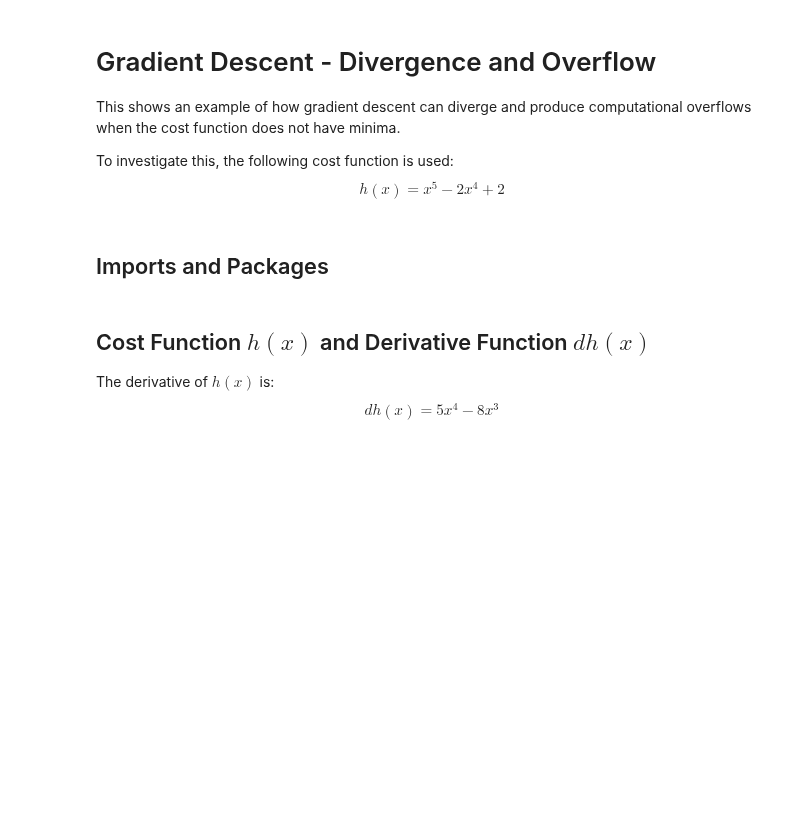
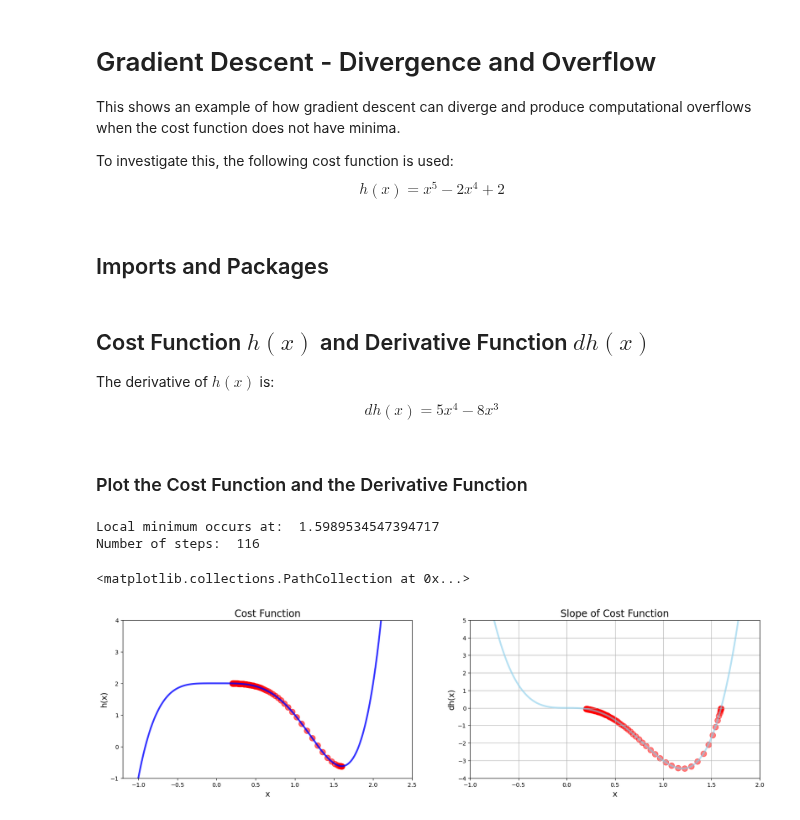
Before and after one commit to srofe/MLBootcamp, a Jupyter notebook: 03-GradientDescent/GradientDescent-DivergenceOverflow.ipynb, the cells around one changed output. Cells and saved outputs as stored; diff of their text form; code cells hidden in the pictures; blank space fills up the shorter version.

Commit message:
Add plots using gradient descent algorithm
Add gradient descent algorithm to separate file.

```diff
--- a/03-GradientDescent/GradientDescent-DivergenceOverflow.ipynb
+++ b/03-GradientDescent/GradientDescent-DivergenceOverflow.ipynb
@@ -23,3 +24,42 @@ def h(x) :
 
 def dh(x) :
     return 5 * x**4 - 8 * x**3
+# %% [markdown]
+### Plot the Cost Function and the Derivative Function
+# %%
+local_minimum, list_x, derivative_list = gradient_descent(derivative_function=dh, initial_guess=0.2)
+print('Local minimum occurs at: ', local_minimum)
+print('Number of steps: ', len(list_x))
+
+plt.figure(figsize=[20, 5])
+
+# Plot 1 - Cost Function
+plt.subplot(1, 2, 1)
+plt.xlim(-1.2, 2.5)
+plt.ylim(-1, 4)
+
+plt.title('Cost Function', fontsize=17)
+plt.xlabel('x', fontsize=14)
+plt.ylabel('h(x)', fontsize=14)
+
+plt.plot(xData, h(xData), color='blue', linewidth=3, alpha=0.8)
+plt.scatter(list_x, h(np.array(list_x)), color='red', s=100, alpha=0.6)
+
+# Plot 2 - Derivative Function
+plt.subplot(1, 2, 2)
+
+plt.xlim(-1, 2)
+plt.ylim(-4, 5)
+
+plt.title('Slope of Cost Function', fontsize=17)
+plt.xlabel('x', fontsize=14)
+plt.ylabel('dh(x)', fontsize=14)
+plt.grid()
+
+plt.plot(xData, dh(xData), color='skyblue', linewidth=3, alpha=0.6)
+plt.scatter(list_x, derivative_list, color='red', s=100, alpha=0.5)
+# %% [output]
+Local minimum occurs at:  1.5989534547394717
+Number of steps:  116
+<matplotlib.collections.PathCollection at 0x...>
+[figure, added]
```
Also changed, not shown: parts of 1 cell of this notebook, 1 other file.
